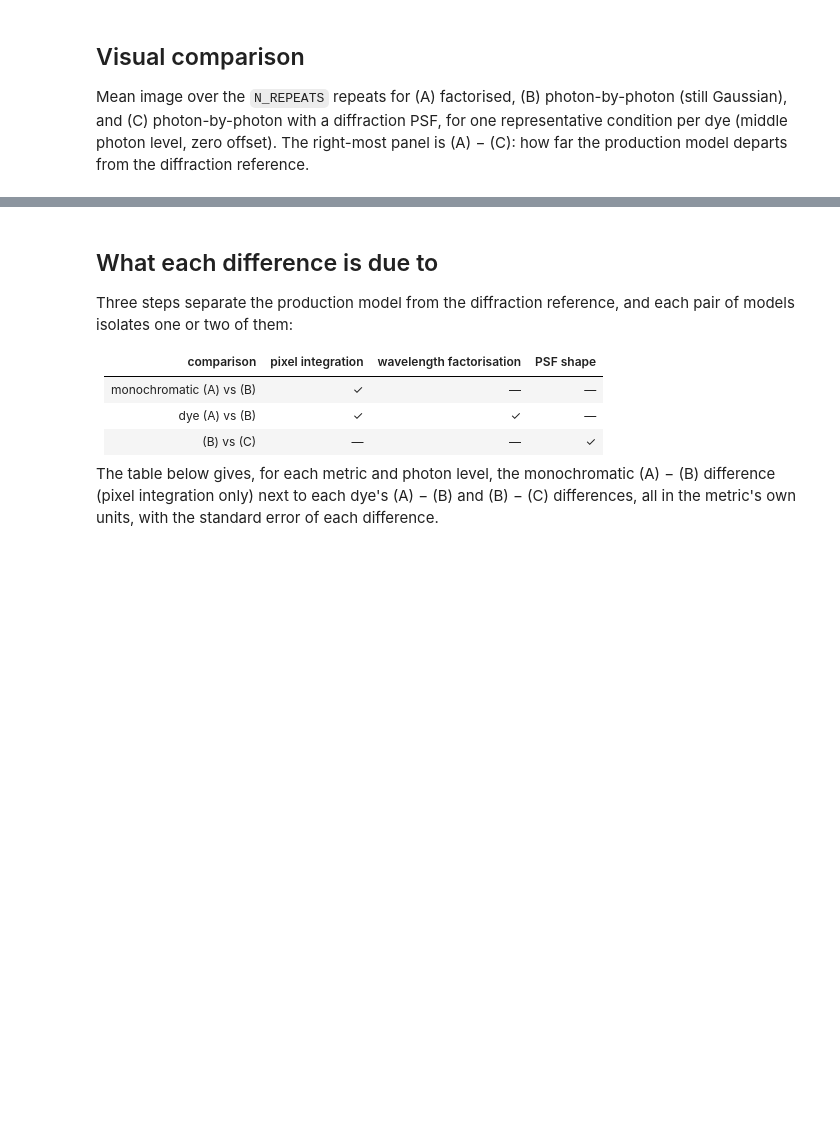
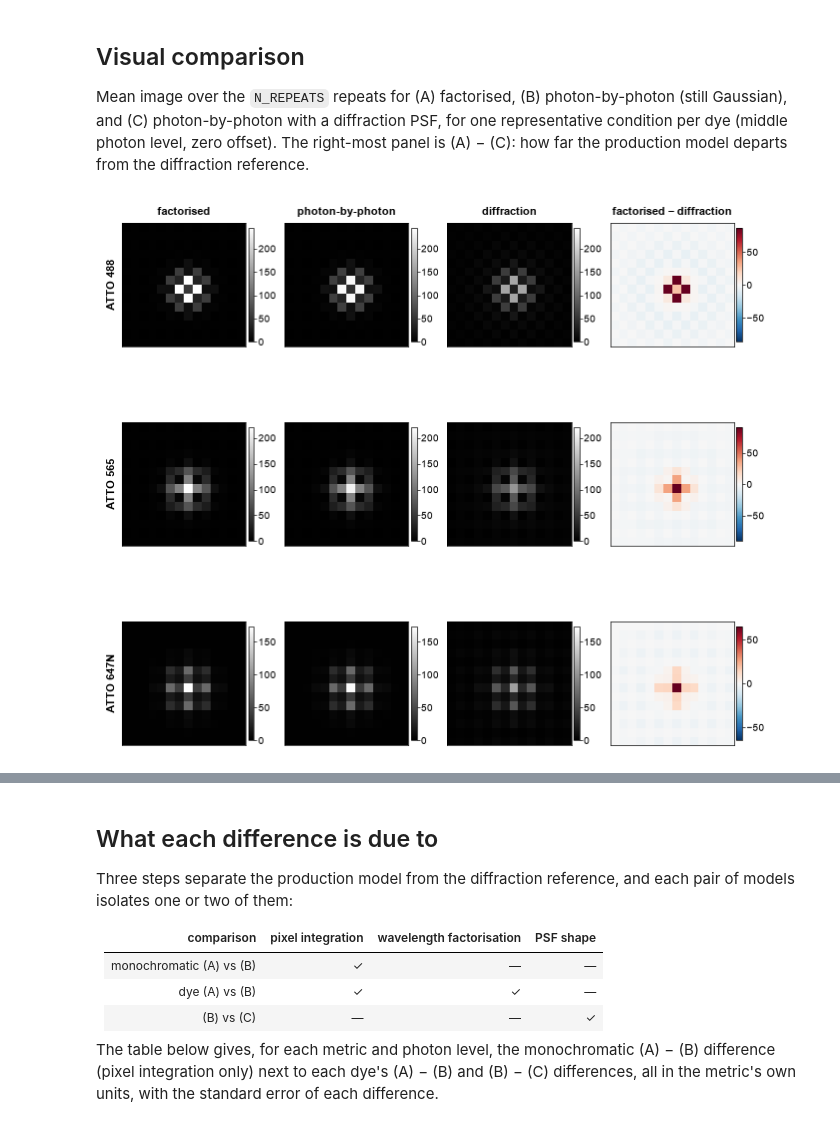
Before and after one commit to TheLeeLab/pyS3M, a Jupyter notebook: notebooks/figures/SI/FigureSI_Factorisation.ipynb, the cells around one changed output, grey strips where cells are left out. Cells and saved outputs as stored; diff of their text form; code cells hidden in the pictures; blank space fills up the shorter version.

```diff
--- a/notebooks/figures/SI/FigureSI_Factorisation.ipynb
+++ b/notebooks/figures/SI/FigureSI_Factorisation.ipynb
@@ -639,8 +697,9 @@ def _simulate_diffraction_batch(dye, n_photons_val, n_repeats, camera_parameters
                                 cache=None):
     """Model (C) for one batch of repeats: photon-by-photon, as model (B), but each photon's
     landing pixel is drawn from the pixel-integrated diffraction PSF of its wavelength bin
-    (or lands outside the patch, with the probability the PSF's tails carry). Detection QE uses
-    each photon's own continuous sampled wavelength, unchanged from model (B)."""
+    (renormalised over the ROI, so the outside-the-patch probability below is zero unless a cache
+    passes field-normalised patches). Detection QE uses each photon's own continuous sampled
+    wavelength, unchanged from model (B)."""
     dye_spectrum = SPECTRA[dye]
     patches, bin_edges_wl = (cache if cache is not None else diffraction_cache)[(dye, offset)]
 
@@ -819,29 +927,34 @@ model departs from the diffraction reference.
 # %%
 mid_photon = photon_levels[len(photon_levels) // 2]
 fig, axs = plotter.two_column_plot(nrows=len(dyes), ncols=4, width=6.69, height=6.0)
 
 for row, dye in enumerate(dyes):
     imgs = load_condition(dye, mid_photon, (0.0, 0.0), keys=['img_A', 'img_B', 'img_C'])
     mean_A = to_photoelectrons(imgs['img_A'].mean(axis=0), camera_parameters_base)
     mean_B = to_photoelectrons(imgs['img_B'].mean(axis=0), camera_parameters_base)
     mean_C = to_photoelectrons(imgs['img_C'].mean(axis=0), camera_parameters_base)
     diff = mean_A - mean_C
     vmax = max(mean_A.max(), mean_B.max(), mean_C.max())
 
     for col, (img, title, cmap, vmin, vm) in enumerate([
-        (mean_A, f'{dye}\n(A) factorised', 'gist_gray', 0, vmax),
-        (mean_B, '(B) photon-by-photon\n(Gaussian)', 'gist_gray', 0, vmax),
-        (mean_C, '(C) diffraction\n(VectorialPSF)', 'gist_gray', 0, vmax),
-        (diff, 'A - C', 'RdBu_r', -np.abs(diff).max(), np.abs(diff).max()),
+        (mean_A, 'factorised', 'gist_gray', 0, vmax),
+        (mean_B, 'photon-by-photon', 'gist_gray', 0, vmax),
+        (mean_C, 'diffraction', 'gist_gray', 0, vmax),
+        (diff, 'factorised − diffraction', 'RdBu_r', -np.abs(diff).max(), np.abs(diff).max()),
     ]):
         ax = axs[row, col]
         im = ax.imshow(img, cmap=cmap, vmin=vmin, vmax=vm)
-        ax.set_title(title, fontsize=7)
+        if row == 0:
+            ax.set_title(title, fontsize=8, fontweight='bold')
+        if col == 0:
+            ax.set_ylabel(dye, fontsize=8, fontweight='bold')
         ax.set_xticks([]); ax.set_yticks([])
         plt.colorbar(im, ax=ax, pad=0.02, fraction=0.046)
 
 plt.savefig(FIGURE_DIR / "visual_comparison.svg", format='svg', dpi=600)
 plt.show()
+# %% [output]
+[figure, added]
 # %%
 mid_photon = photon_levels[len(photon_levels) // 2]
 fig, axs = plotter.two_column_plot(nrows=len(dyes), ncols=3)
```
Also changed, not shown: parts of 22 cells of this notebook.
